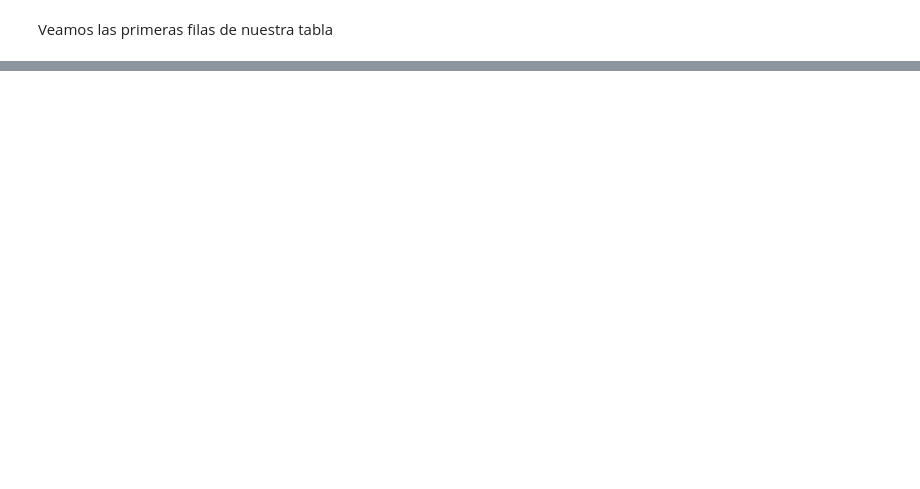
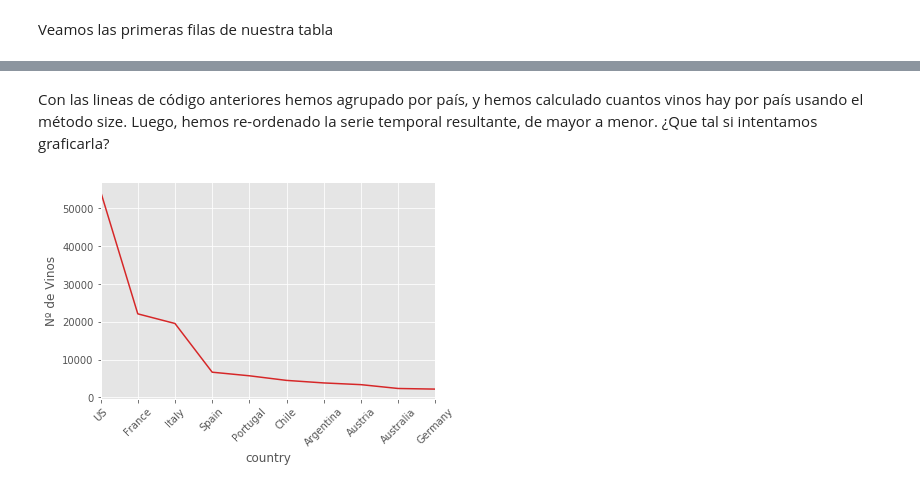
Before and after one commit to ajalvarez/iaparahumanos, a Jupyter notebook: ML_para_Empresarios_Clase_1_Fundamentos_de_Pandas.ipynb, the cells around one changed output, grey strips where cells are left out. Saved outputs shown, nothing was run; the diff lists cells and outputs as text; code cells hidden in the pictures; blank space fills up the shorter version.

```diff
--- a/ML_para_Empresarios_Clase_1_Fundamentos_de_Pandas.ipynb
+++ b/ML_para_Empresarios_Clase_1_Fundamentos_de_Pandas.ipynb
@@ -7,6 +8,7 @@ Director del Laboratorio de Investigación de Zenta Group
 # %%
 import pandas as pd
 import matplotlib.pyplot as plt
+plt.style.use('ggplot')
 # %% [markdown]
 ### Emprendiendo en la Industria del Vino
 
@@ -27,7 +30,8 @@ y así, muchas otras preguntas. Para intentar responderlas encuentra una base de
 Lo primero que haremos es cargar un archivo csv con pandas.
 Fuente: https://github.com/rfordatascience/tidytuesday/tree/master/data/2019/2019-05-28
 # %%
-df=pd.read_csv("https://raw.githubusercontent.com/rfordatascience/tidytuesday/master/data/2019/2019-05-28/winemag-data-130k-v2.csv", index_col="Unnamed: 0")
+#df=pd.read_csv("https://raw.githubusercontent.com/rfordatascience/tidytuesday/master/data/2019/2019-05-28/winemag-data-130k-v2.csv", index_col="Unnamed: 0")
+df=pd.read_csv("/Users/aa/MLFORBUSSINESS_DATA/winemag-data-130k-v2.csv", index_col="Unnamed: 0")
 # %% [markdown]
 Veamos las primeras filas de nuestra tabla
 # %%
@@ -65,0 +85,12 @@ AttributeError: 'DataFrame' object has no attribute 'indexcol'
+# %%
+COUNTRY_WINES=df.groupby('country').size()
+COUNTRY_WINES=COUNTRY_WINES.sort_values(ascending=False)
+# %% [markdown]
+Con las lineas de código anteriores hemos agrupado por país, y hemos calculado cuantos vinos hay por país usando el método size. Luego, hemos re-ordenado la serie temporal resultante, de mayor a menor. ¿Que tal si intentamos graficarla?
+# %%
+plt.figure()
+plt.ylabel('Nº de Vinos')
+COUNTRY_WINES[:10].plot(color='tab:red', rot=45)
+plt.show()
+# %% [output]
+[figure, added]
```
Also changed, not shown: parts of 17 cells of this notebook.
